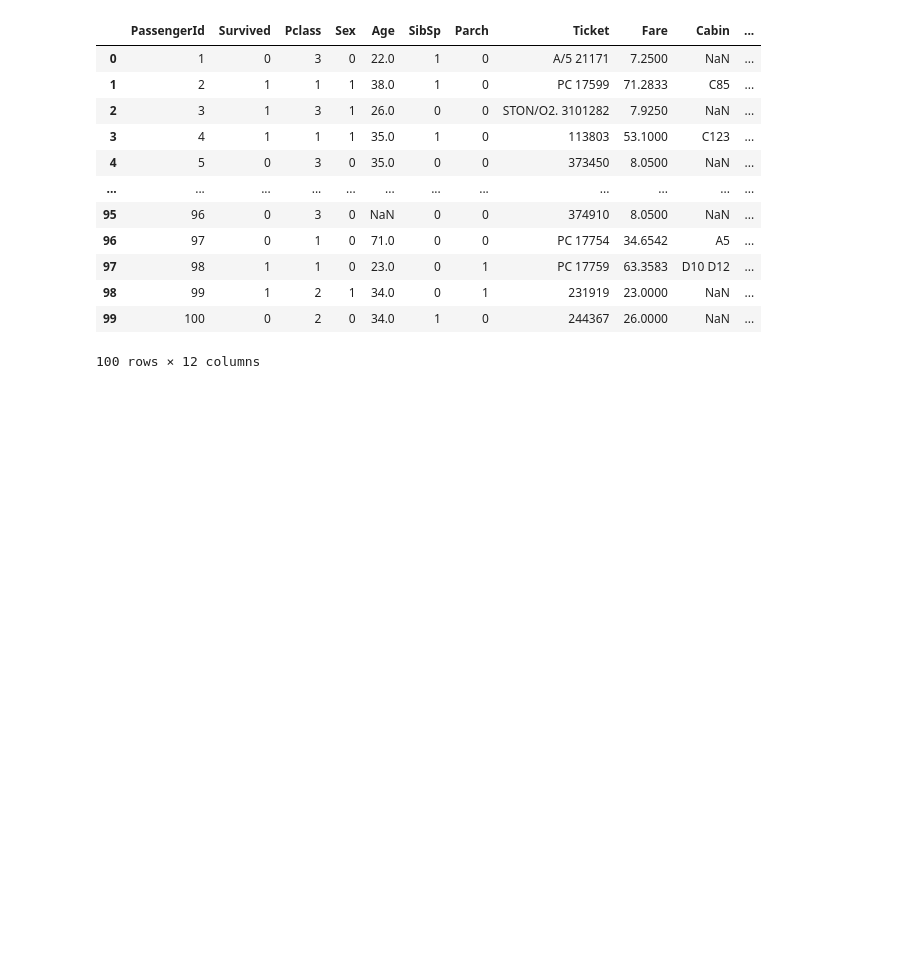
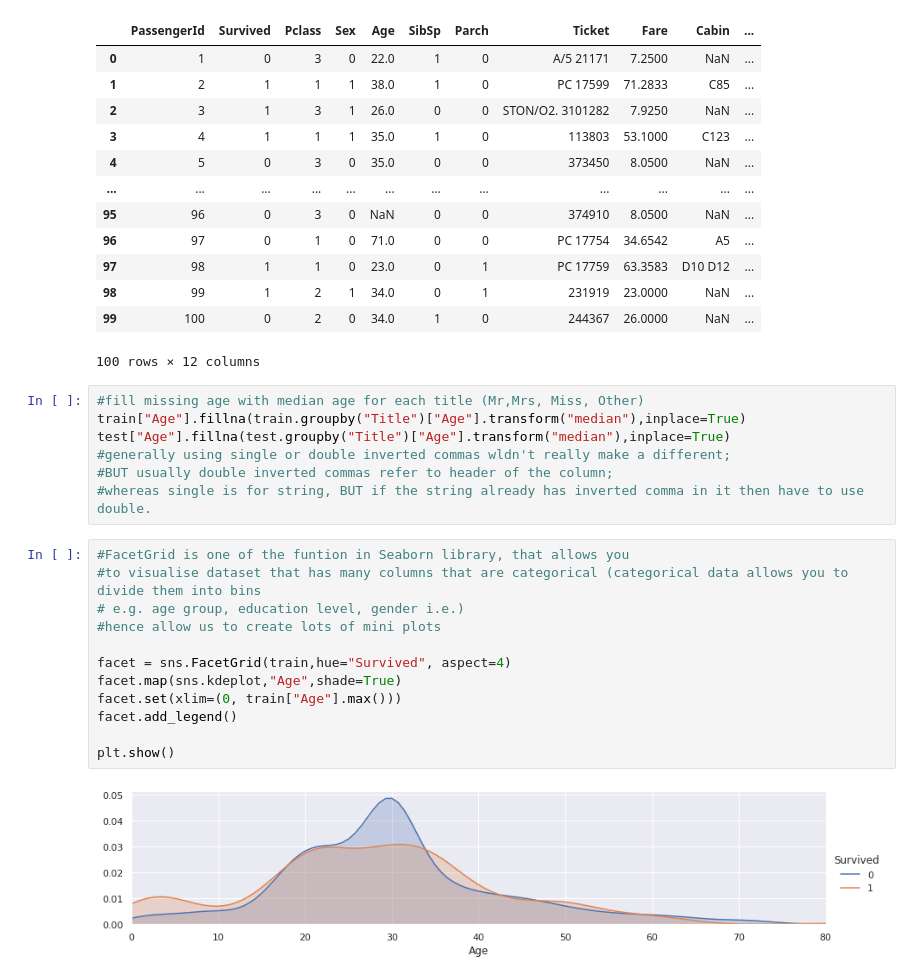
Before and after one commit to felstuff/BackToBasic, a Jupyter notebook: Titanic_Solution_with_MinSuk_Heo.ipynb, the cells around one changed output. Saved outputs shown, nothing was run; the diff lists cells and outputs as text; blank space fills up the shorter version.

Commit message:
Completed Age Binning using FacetGrid function fr Seaborn (sns)

```diff
--- a/Titanic_Solution_with_MinSuk_Heo.ipynb
+++ b/Titanic_Solution_with_MinSuk_Heo.ipynb
@@ -342,3 +342,24 @@ train.head(100)
 | 98 | 99 | 1 | 2 | 1 | 34.0 | 0 | 1 | 231919 | 23.0000 | NaN | ... |
 | 99 | 100 | 0 | 2 | 0 | 34.0 | 1 | 0 | 244367 | 26.0000 | NaN | ... |
 100 rows × 12 columns
+# %%
+#fill missing age with median age for each title (Mr,Mrs, Miss, Other)
+train["Age"].fillna(train.groupby("Title")["Age"].transform("median"),inplace=True)
+test["Age"].fillna(test.groupby("Title")["Age"].transform("median"),inplace=True)
+#generally using single or double inverted commas wldn't really make a different;
+#BUT usually double inverted commas refer to header of the column;
+#whereas single is for string, BUT if the string already has inverted comma in it then have to use double.
+# %%
+#FacetGrid is one of the funtion in Seaborn library, that allows you
+#to visualise dataset that has many columns that are categorical (categorical data allows you to divide them into bins
+# e.g. age group, education level, gender i.e.)
+#hence allow us to create lots of mini plots
+
+facet = sns.FacetGrid(train,hue="Survived", aspect=4)
+facet.map(sns.kdeplot,"Age",shade=True)
+facet.set(xlim=(0, train["Age"].max()))
+facet.add_legend()
+
+plt.show()
+# %% [output]
+[figure, added]
```
Also changed, not shown: parts of 14 cells of this notebook.
